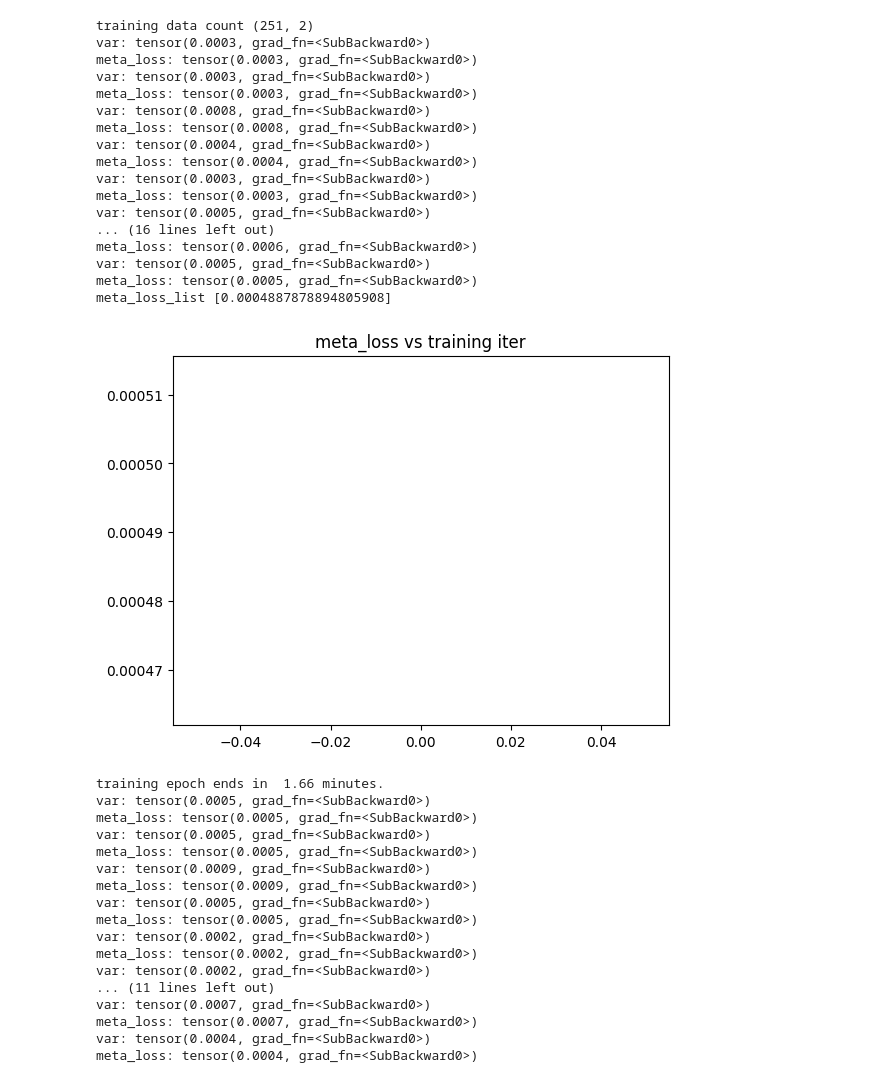
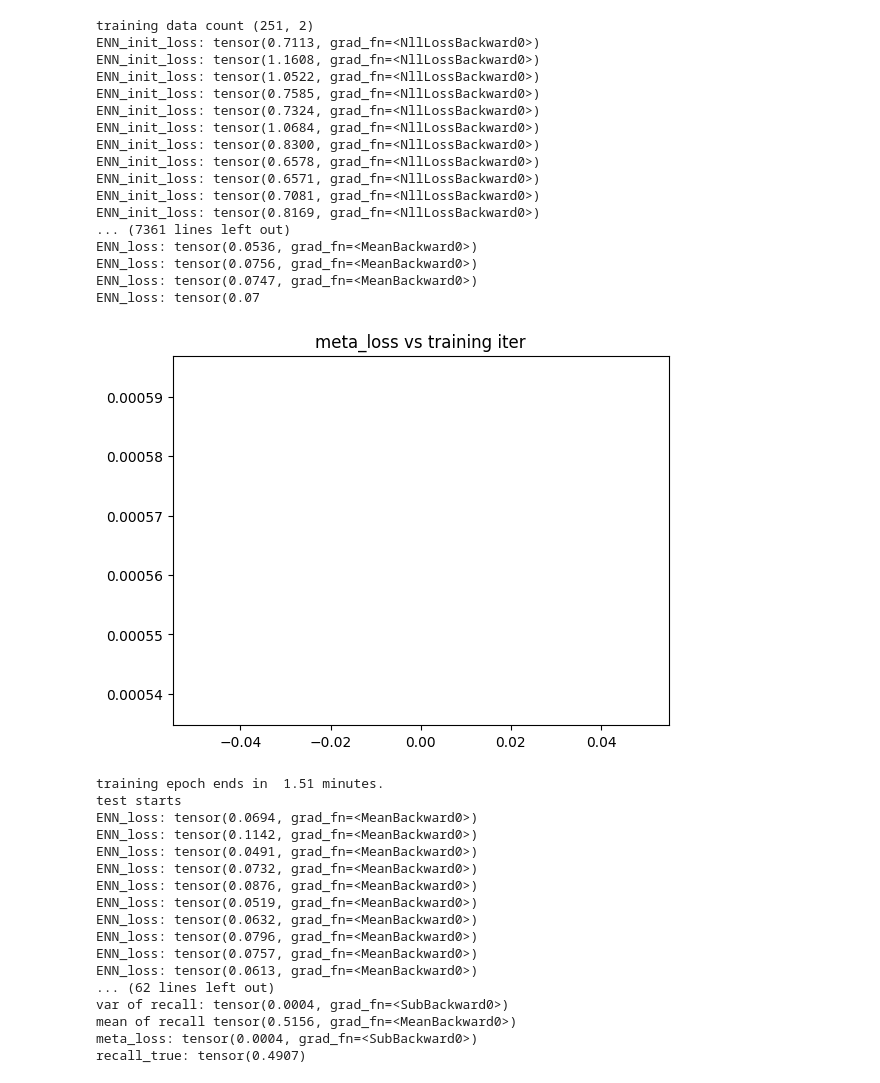
Before and after one commit to namkoong-lab/Adptive-Labeling, a Jupyter notebook: src/notebooks/Test pipeline.ipynb, the cells around one changed output. Drawn from its saved outputs; the diff is of its cells as text; code cells hidden in the pictures.

```diff
--- a/src/notebooks/Test pipeline.ipynb
+++ b/src/notebooks/Test pipeline.ipynb
@@ -21,68 +21,68 @@ import pipeline
 # %%
 #data generated from https://github.com/dakshmittal30/Adaptive_sampling/blob/49060b32a7c95ab5f8057ff593629d64ea411c14/src/notebooks/Dataset_generator.ipynb
 #predictor (a logistic regression) generated from https://github.com/dakshmittal30/Adaptive_sampling/blob/49060b32a7c95ab5f8057ff593629d64ea411c14/src/notebooks/Predictor.ipynb
 #biased data from https://github.com/dakshmittal30/Adaptive_sampling/blob/7cf3996c786ce33db90fcb7aef8584054169557c/src/notebooks/Selection_bias.ipynb
 directory = '/shared/share_mala/yuanzhe/adaptive_sampling/pipeline_datasets/'
 train_csv_name = directory + 'classifier_input_dim_1_train_init_data_mean_0.0ln_1.0sig_0.1no.2000.csv'
 train_csv_name = directory +'/biased_new/classifier_input_dim_1_train_init_data_mean_0.0ln_1.0sig_0.1no.2000_random_prop_score_selected_2_16.0__.csv'
 test_csv_name = directory + 'classifier_input_dim_1_test_final_data_mean_0.0ln_1.0sig_0.1no.2000.csv'
 pool_csv_name = directory + 'classifier_input_dim_1_pool_data_mean_0.0ln_1.0sig_0.1no.2000.csv'
 device = torch.device("cuda" if torch.cuda.is_available() else "cpu")
 
 
 df_train = pd.read_csv(train_csv_name)
 print('training data count',df_train.shape)
 
 Z_dim = 8
 
 dataset_cfg = pipeline.DatasetConfig(train_csv_name, test_csv_name, pool_csv_name, "EVENT_LABEL")
-model_cfg = pipeline.ModelConfig(batch_size_train = 64, batch_size_test = 64, batch_size_query = 100, temp_k_subset = 0.1, hidden_sizes_weight_NN = [50,50], meta_opt_lr = 0.001, n_classes = 2, n_epoch = 10, init_train_lr = 0.001, init_train_weight_decay = 0.1, n_train_init = 20)
-train_cfg = pipeline.TrainConfig(n_train_iter = 1, n_ENN_iter = 15, ENN_opt_lr = 0.001, temp_var_recall = 0.4, z_dim = Z_dim, N_iter = 100) #temp_var_recall is the new variable added here
-enn_cfg = pipeline.ENNConfig(basenet_hidden_sizes = [50,50],  exposed_layers = [False, True], z_dim = Z_dim, learnable_epinet_hiddens = [15,15], hidden_sizes_prior = [5,5], seed_base = 2, seed_learnable_epinet = 1, seed_prior_epinet = 0, alpha = 0.1)
+model_cfg = pipeline.ModelConfig(batch_size_train = 251, batch_size_test = 500, batch_size_query = 100, temp_k_subset = 0.1, hidden_sizes_weight_NN = [50,50], meta_opt_lr = 0.01, n_classes = 2, n_epoch = 1, init_train_lr = 0.05, init_train_weight_decay = 0.01, n_train_init = 100, meta_opt_weight_decay = 0.01)
+train_cfg = pipeline.TrainConfig(n_train_iter = 100, n_ENN_iter = 15, ENN_opt_lr = 0.01, temp_var_recall = 0.4, z_dim = Z_dim, N_iter = 100, ENN_opt_weight_decay = 0.01) #temp_var_recall is the new variable added here
+enn_cfg = pipeline.ENNConfig(basenet_hidden_sizes = [50,50],  exposed_layers = [False, True], z_dim = Z_dim, learnable_epinet_hiddens = [15,15], hidden_sizes_prior = [5,5], seed_base = 2, seed_learnable_epinet = 1, seed_prior_epinet = 0, alpha = 1.0)
 
 
-model_predictor = torch.jit.load(directory + 'predictor.pt')
+model_predictor = torch.jit.load(directory + 'predictor_0206.pt')
 model_predictor.eval()
 
 # Example usage
 #need to add ``pipeline.'' in the below command; I didn't add it so that I can debug more easily
 pipeline.experiment(dataset_cfg, model_cfg, train_cfg, enn_cfg, model_predictor, device = device, if_print = 1)
 # %% [output]
 training data count (251, 2)
-var: tensor(0.0003, grad_fn=<SubBackward0>)
-meta_loss: tensor(0.0003, grad_fn=<SubBackward0>)
-var: tensor(0.0003, grad_fn=<SubBackward0>)
-meta_loss: tensor(0.0003, grad_fn=<SubBackward0>)
-var: tensor(0.0008, grad_fn=<SubBackward0>)
-meta_loss: tensor(0.0008, grad_fn=<SubBackward0>)
-var: tensor(0.0004, grad_fn=<SubBackward0>)
-meta_loss: tensor(0.0004, grad_fn=<SubBackward0>)
-var: tensor(0.0003, grad_fn=<SubBackward0>)
-meta_loss: tensor(0.0003, grad_fn=<SubBackward0>)
-var: tensor(0.0005, grad_fn=<SubBackward0>)
-... (16 lines left out)
-meta_loss: tensor(0.0006, grad_fn=<SubBackward0>)
-var: tensor(0.0005, grad_fn=<SubBackward0>)
-meta_loss: tensor(0.0005, grad_fn=<SubBackward0>)
-meta_loss_list [0.0004887878894805908]
+ENN_init_loss: tensor(0.7113, grad_fn=<NllLossBackward0>)
+ENN_init_loss: tensor(1.1608, grad_fn=<NllLossBackward0>)
+ENN_init_loss: tensor(1.0522, grad_fn=<NllLossBackward0>)
+ENN_init_loss: tensor(0.7585, grad_fn=<NllLossBackward0>)
+ENN_init_loss: tensor(0.7324, grad_fn=<NllLossBackward0>)
+ENN_init_loss: tensor(1.0684, grad_fn=<NllLossBackward0>)
+ENN_init_loss: tensor(0.8300, grad_fn=<NllLossBackward0>)
+ENN_init_loss: tensor(0.6578, grad_fn=<NllLossBackward0>)
+ENN_init_loss: tensor(0.6571, grad_fn=<NllLossBackward0>)
+ENN_init_loss: tensor(0.7081, grad_fn=<NllLossBackward0>)
+ENN_init_loss: tensor(0.8169, grad_fn=<NllLossBackward0>)
+... (7361 lines left out)
+ENN_loss: tensor(0.0536, grad_fn=<MeanBackward0>)
+ENN_loss: tensor(0.0756, grad_fn=<MeanBackward0>)
+ENN_loss: tensor(0.0747, grad_fn=<MeanBackward0>)
+ENN_loss: tensor(0.07
-[figure, old version]
+[figure, new version]
-training epoch ends in  1.66 minutes.
-var: tensor(0.0005, grad_fn=<SubBackward0>)
-meta_loss: tensor(0.0005, grad_fn=<SubBackward0>)
-var: tensor(0.0005, grad_fn=<SubBackward0>)
-meta_loss: tensor(0.0005, grad_fn=<SubBackward0>)
-var: tensor(0.0009, grad_fn=<SubBackward0>)
-meta_loss: tensor(0.0009, grad_fn=<SubBackward0>)
-var: tensor(0.0005, grad_fn=<SubBackward0>)
-meta_loss: tensor(0.0005, grad_fn=<SubBackward0>)
-var: tensor(0.0002, grad_fn=<SubBackward0>)
-meta_loss: tensor(0.0002, grad_fn=<SubBackward0>)
-var: tensor(0.0002, grad_fn=<SubBackward0>)
-... (11 lines left out)
-var: tensor(0.0007, grad_fn=<SubBackward0>)
-meta_loss: tensor(0.0007, grad_fn=<SubBackward0>)
-var: tensor(0.0004, grad_fn=<SubBackward0>)
+training epoch ends in  1.51 minutes.
+test starts
+ENN_loss: tensor(0.0694, grad_fn=<MeanBackward0>)
+ENN_loss: tensor(0.1142, grad_fn=<MeanBackward0>)
+ENN_loss: tensor(0.0491, grad_fn=<MeanBackward0>)
+ENN_loss: tensor(0.0732, grad_fn=<MeanBackward0>)
+ENN_loss: tensor(0.0876, grad_fn=<MeanBackward0>)
+ENN_loss: tensor(0.0519, grad_fn=<MeanBackward0>)
+ENN_loss: tensor(0.0632, grad_fn=<MeanBackward0>)
+ENN_loss: tensor(0.0796, grad_fn=<MeanBackward0>)
+ENN_loss: tensor(0.0757, grad_fn=<MeanBackward0>)
+ENN_loss: tensor(0.0613, grad_fn=<MeanBackward0>)
+... (62 lines left out)
+var of recall: tensor(0.0004, grad_fn=<SubBackward0>)
+mean of recall tensor(0.5156, grad_fn=<MeanBackward0>)
 meta_loss: tensor(0.0004, grad_fn=<SubBackward0>)
+recall_true: tensor(0.4907)
 # %%
 #%load_ext line_profiler
 #profiling code - check which part
```
Also changed, not shown: parts of 1 cell of this notebook, 1 other file.
